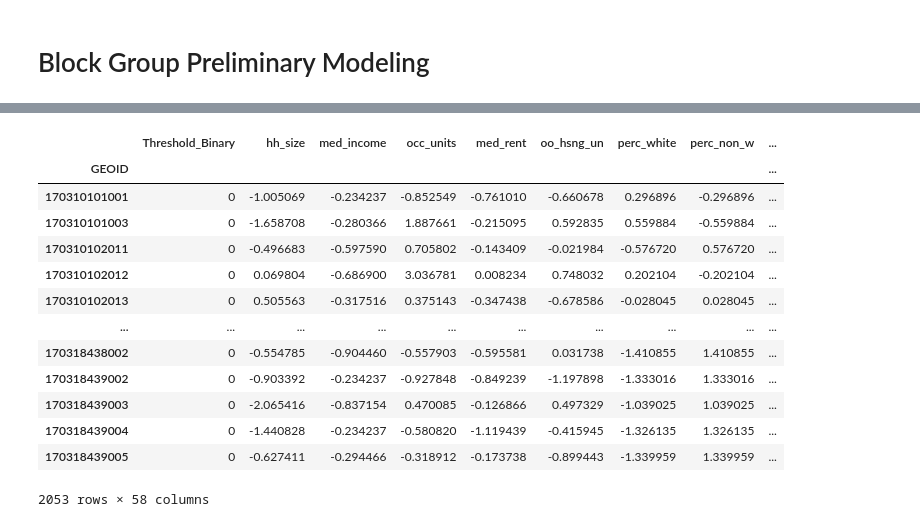
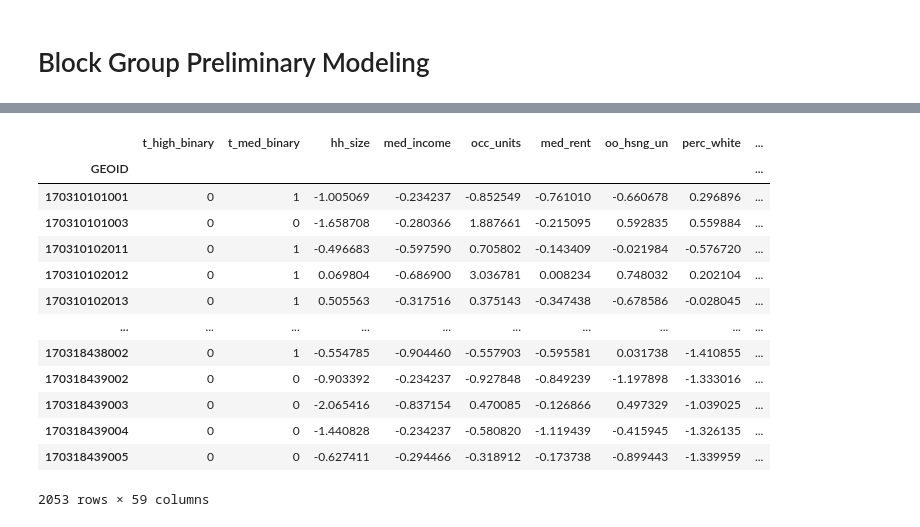
Before and after one commit to vbalza/chicago_water_lead, a Jupyter notebook: AssessmentData.ipynb, the cells around one changed output, grey strips where cells are left out. Saved outputs shown, nothing was run; the diff lists cells and outputs as text; code cells hidden in the pictures.

```diff
--- a/AssessmentData.ipynb
+++ b/AssessmentData.ipynb
@@ -620,0 +651,10 @@ dtype: object
+# %%
+water_block_group = water_block_group_temp.groupby('GEOID').agg({
+    'Address': 'count',
+    't_high': 'sum',
+    't_med': 'sum',
+    '1st Draw': 'mean',
+    '2-3 Minute': 'mean',
+    '5 Minute': 'mean'
+})
+pipeline.show(water_block_group)
@@ -621,6 +673,10 @@ dtype: object
 # %%
-water_block_group['Threshold_Binary'] = np.where(
-    water_block_group['Threshold'] >= 1, 1, 0)
+water_block_group['t_high_binary'] = np.where(
+    water_block_group['t_high'] >= 1, 1, 0)
+water_block_group['t_med_binary'] = np.where(
+    water_block_group['t_med'] >= 1, 1, 0)
 
+print(water_block_group['t_high_binary'].sum())
+print(water_block_group['t_med_binary'].sum())
 water_block_group
 # %% [output]
@@ -643,6 +701,6 @@ water_block_group = pd.merge(
     left=water_block_group, right=final_assessments,
     left_index=True, right_on='GEOID', how='inner').set_index('GEOID')
 water_classification = water_block_group.drop(columns=[
-    'Address', 'Threshold', '1st Draw', '2-3 Minute', '5 Minute'])
+    'Address', 't_high', 't_med', '1st Draw', '2-3 Minute', '5 Minute'])
 water_classification
 # %% [output]
@@ -686,26 +744,26 @@ Renovation_nan                                               False
 dtype: bool
 # %%
 scaler = pipeline.normalized_values(
-    water_classification, ignore=['Threshold_Binary'], quiet=True)
+    water_classification, ignore=['t_high_binary', 't_med_binary'], quiet=True)
 # %%
 pipeline.normalize(
-    water_classification, scaler, ignore=['Threshold_Binary'],
+    water_classification, scaler, ignore=['t_high_binary', 't_med_binary'],
     inplace=True)
 # %% [output]
-|  | Threshold_Binary | hh_size | med_income | occ_units | med_rent | oo_hsng_un | perc_white | perc_non_w | ... |
+|  | t_high_binary | t_med_binary | hh_size | med_income | occ_units | med_rent | oo_hsng_un | perc_white | ... |
 | GEOID |  |  |  |  |  |  |  |  | ... |
-| 170310101001 | 0 | -1.005069 | -0.234237 | -0.852549 | -0.761010 | -0.660678 | 0.296896 | -0.296896 | ... |
-| 170310101003 | 0 | -1.658708 | -0.280366 | 1.887661 | -0.215095 | 0.592835 | 0.559884 | -0.559884 | ... |
-| 170310102011 | 0 | -0.496683 | -0.597590 | 0.705802 | -0.143409 | -0.021984 | -0.576720 | 0.576720 | ... |
-| 170310102012 | 0 | 0.069804 | -0.686900 | 3.036781 | 0.008234 | 0.748032 | 0.202104 | -0.202104 | ... |
-| 170310102013 | 0 | 0.505563 | -0.317516 | 0.375143 | -0.347438 | -0.678586 | -0.028045 | 0.028045 | ... |
+| 170310101001 | 0 | 1 | -1.005069 | -0.234237 | -0.852549 | -0.761010 | -0.660678 | 0.296896 | ... |
+| 170310101003 | 0 | 0 | -1.658708 | -0.280366 | 1.887661 | -0.215095 | 0.592835 | 0.559884 | ... |
+| 170310102011 | 0 | 1 | -0.496683 | -0.597590 | 0.705802 | -0.143409 | -0.021984 | -0.576720 | ... |
+| 170310102012 | 0 | 1 | 0.069804 | -0.686900 | 3.036781 | 0.008234 | 0.748032 | 0.202104 | ... |
+| 170310102013 | 0 | 1 | 0.505563 | -0.317516 | 0.375143 | -0.347438 | -0.678586 | -0.028045 | ... |
 | ... | ... | ... | ... | ... | ... | ... | ... | ... | ... |
-| 170318438002 | 0 | -0.554785 | -0.904460 | -0.557903 | -0.595581 | 0.031738 | -1.410855 | 1.410855 | ... |
-| 170318439002 | 0 | -0.903392 | -0.234237 | -0.927848 | -0.849239 | -1.197898 | -1.333016 | 1.333016 | ... |
-| 170318439003 | 0 | -2.065416 | -0.837154 | 0.470085 | -0.126866 | 0.497329 | -1.039025 | 1.039025 | ... |
-| 170318439004 | 0 | -1.440828 | -0.234237 | -0.580820 | -1.119439 | -0.415945 | -1.326135 | 1.326135 | ... |
-| 170318439005 | 0 | -0.627411 | -0.294466 | -0.318912 | -0.173738 | -0.899443 | -1.339959 | 1.339959 | ... |
+| 170318438002 | 0 | 1 | -0.554785 | -0.904460 | -0.557903 | -0.595581 | 0.031738 | -1.410855 | ... |
+| 170318439002 | 0 | 0 | -0.903392 | -0.234237 | -0.927848 | -0.849239 | -1.197898 | -1.333016 | ... |
+| 170318439003 | 0 | 0 | -2.065416 | -0.837154 | 0.470085 | -0.126866 | 0.497329 | -1.039025 | ... |
+| 170318439004 | 0 | 0 | -1.440828 | -0.234237 | -0.580820 | -1.119439 | -0.415945 | -1.326135 | ... |
+| 170318439005 | 0 | 0 | -0.627411 | -0.294466 | -0.318912 | -0.173738 | -0.899443 | -1.339959 | ... |
-2053 rows × 58 columns
+2053 rows × 59 columns
 # %%
 water_classification
 # %% [output]
```
Also changed, not shown: parts of 20 cells of this notebook.
